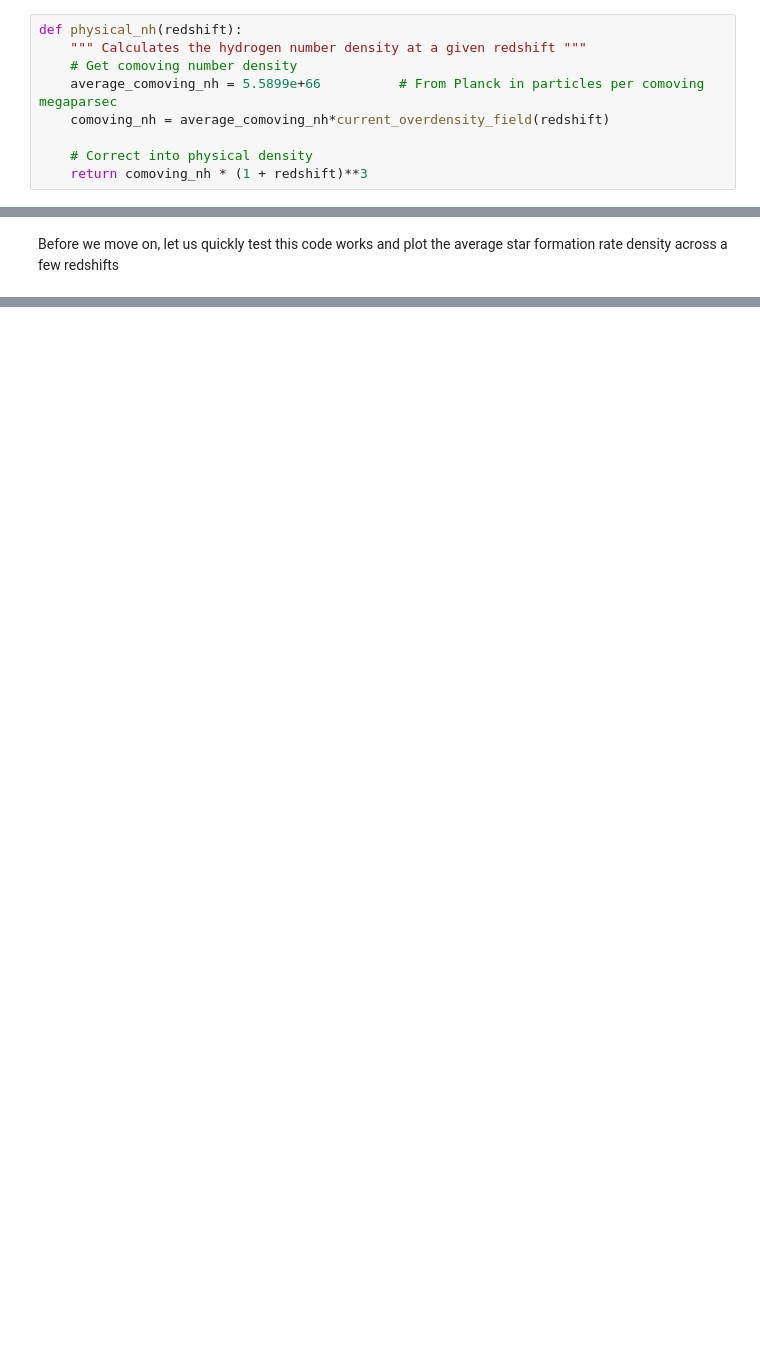
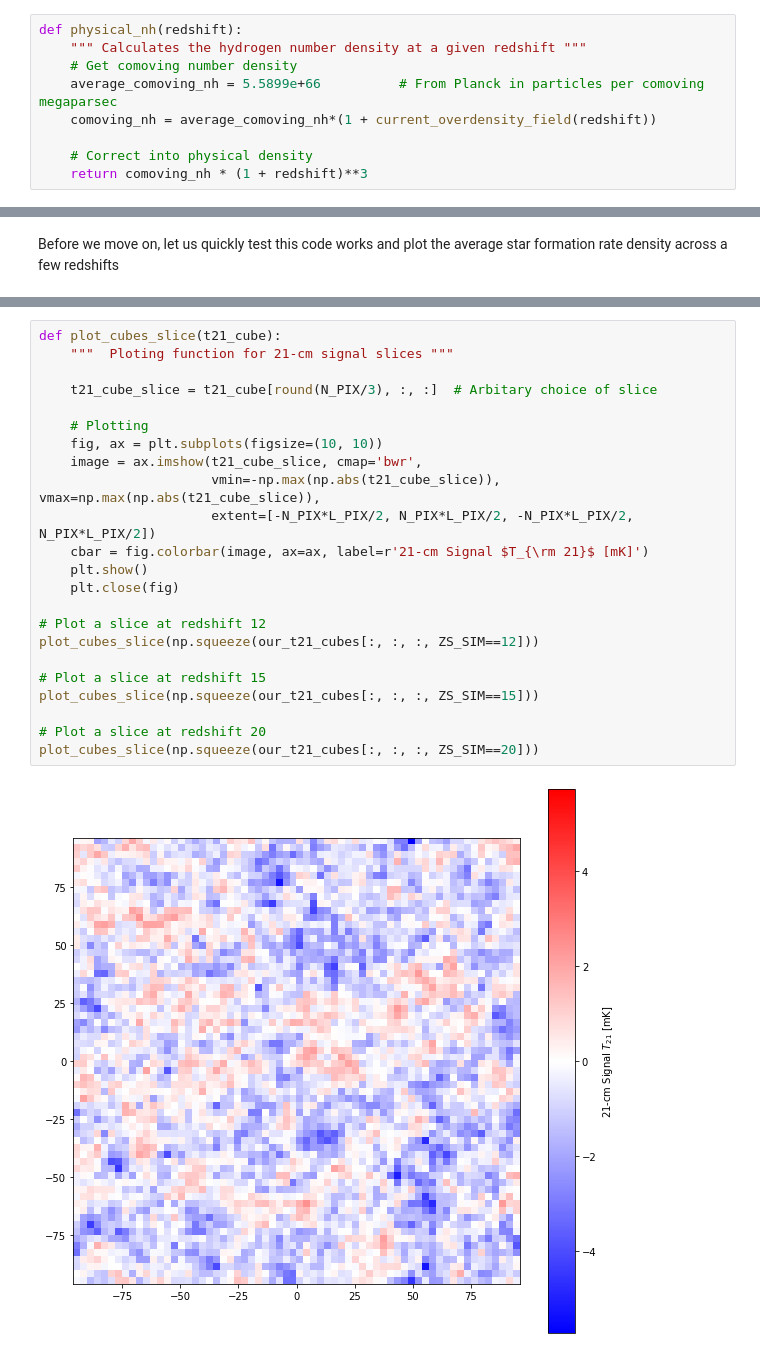
Before and after one commit to ThomasGesseyJones/DARA_21cm_Signal_Simulation, a Jupyter notebook: DARA_21cm_Signal_Simulation.ipynb, the cells around one changed output, grey strips where cells are left out. Drawn from its saved outputs; the diff is of its cells as text; blank space fills up the shorter version.

```diff
--- a/DARA_21cm_Signal_Simulation.ipynb
+++ b/DARA_21cm_Signal_Simulation.ipynb
@@ -197,7 +196,7 @@ def physical_nh(redshift):
     """ Calculates the hydrogen number density at a given redshift """
     # Get comoving number density
     average_comoving_nh = 5.5899e+66          # From Planck in particles per comoving megaparsec
-    comoving_nh = average_comoving_nh*current_overdensity_field(redshift)
+    comoving_nh = average_comoving_nh*(1 + current_overdensity_field(redshift))
 
     # Correct into physical density
     return comoving_nh * (1 + redshift)**3
@@ -389,0 +901,25 @@ Note normally we would not expect the star formation rate to peak (at least not
+# %%
+def plot_cubes_slice(t21_cube):
+    """  Ploting function for 21-cm signal slices """
+
+    t21_cube_slice = t21_cube[round(N_PIX/3), :, :]  # Arbitary choice of slice
+
+    # Plotting
+    fig, ax = plt.subplots(figsize=(10, 10))
+    image = ax.imshow(t21_cube_slice, cmap='bwr',
+                      vmin=-np.max(np.abs(t21_cube_slice)), vmax=np.max(np.abs(t21_cube_slice)),
+                      extent=[-N_PIX*L_PIX/2, N_PIX*L_PIX/2, -N_PIX*L_PIX/2, N_PIX*L_PIX/2])
+    cbar = fig.colorbar(image, ax=ax, label=r'21-cm Signal $T_{\rm 21}$ [mK]')
+    plt.show()
+    plt.close(fig)
+
+# Plot a slice at redshift 12
+plot_cubes_slice(np.squeeze(our_t21_cubes[:, :, :, ZS_SIM==12]))
+
+# Plot a slice at redshift 15
+plot_cubes_slice(np.squeeze(our_t21_cubes[:, :, :, ZS_SIM==15]))
+
+# Plot a slice at redshift 20
+plot_cubes_slice(np.squeeze(our_t21_cubes[:, :, :, ZS_SIM==20]))
+# %% [output]
+[figure, added]
```
Also changed, not shown: parts of 46 cells of this notebook.
